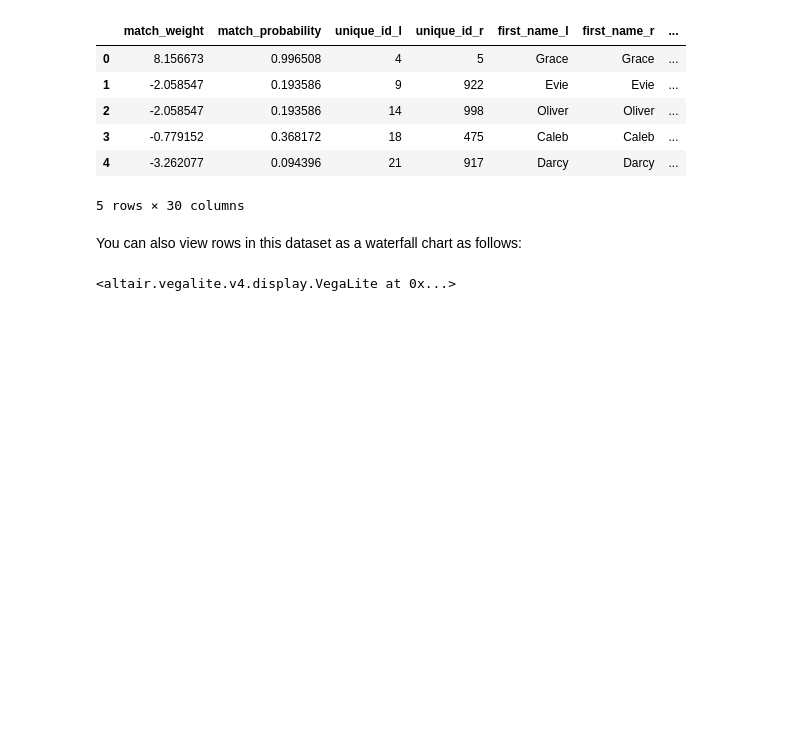
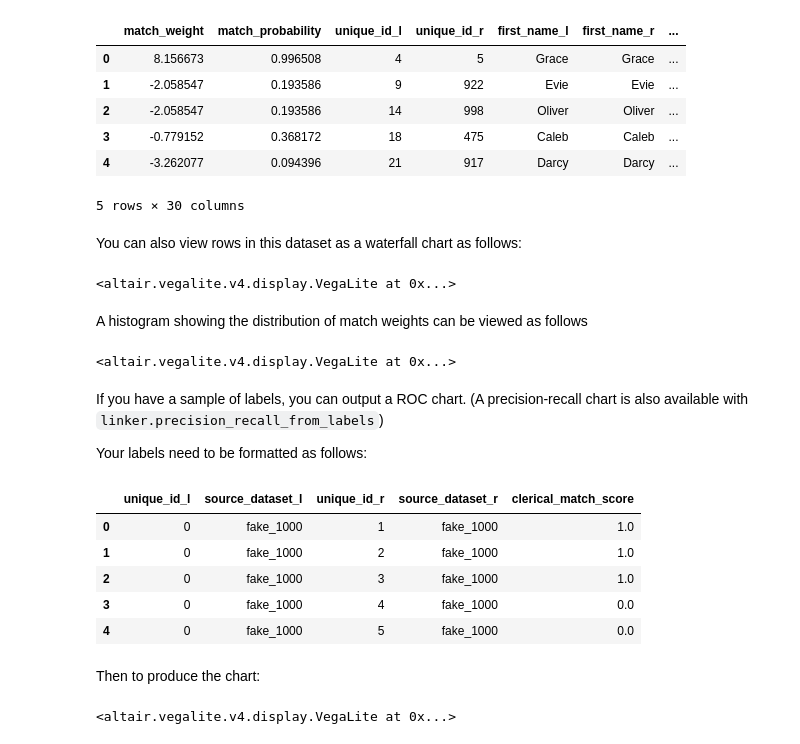
Before and after one commit to moj-analytical-services/splink_demos, a Jupyter notebook: quickstart_demo_deduplication.ipynb, the cells around one changed output. Saved outputs shown, nothing was run; the diff lists cells and outputs as text; code cells hidden in the pictures; blank space fills up the shorter version.

Commit message:
histogram and ROC

```diff
--- a/quickstart_demo_deduplication.ipynb
+++ b/quickstart_demo_deduplication.ipynb
@@ -172,3 +174,31 @@ records_to_plot = df_e.as_pandas_dataframe().head(5).to_dict(orient="records")
 waterfall_chart(records_to_plot, linker.settings_obj, filter_nulls=False)
 # %% [output]
 <altair.vegalite.v4.display.VegaLite at 0x...>
+# %% [markdown]
+A histogram showing the distribution of match weights can be viewed as follows
+# %%
+linker.match_weight_histogram(df_predictions)
+# %% [output]
+<altair.vegalite.v4.display.VegaLite at 0x...>
+# %% [markdown]
+If you have a sample of labels, you can output a ROC chart.  (A precision-recall chart is also available with `linker.precision_recall_from_labels`)
+
+Your labels need to be formatted as follows:
+# %%
+df_labels = pd.read_csv("./data/fake_1000_labels.csv")
+df_labels.head(5)
+# %% [output]
+|  | unique_id_l | source_dataset_l | unique_id_r | source_dataset_r | clerical_match_score |
+| 0 | 0 | fake_1000 | 1 | fake_1000 | 1.0 |
+| 1 | 0 | fake_1000 | 2 | fake_1000 | 1.0 |
+| 2 | 0 | fake_1000 | 3 | fake_1000 | 1.0 |
+| 3 | 0 | fake_1000 | 4 | fake_1000 | 0.0 |
+| 4 | 0 | fake_1000 | 5 | fake_1000 | 0.0 |
+# %% [markdown]
+Then to produce the chart:
+# %%
+linker.con.register("labels", df_labels)
+
+linker.roc_from_labels("labels")
+# %% [output]
+<altair.vegalite.v4.display.VegaLite at 0x...>
```
Also changed, not shown: parts of 5 cells of this notebook, 2 other files.
